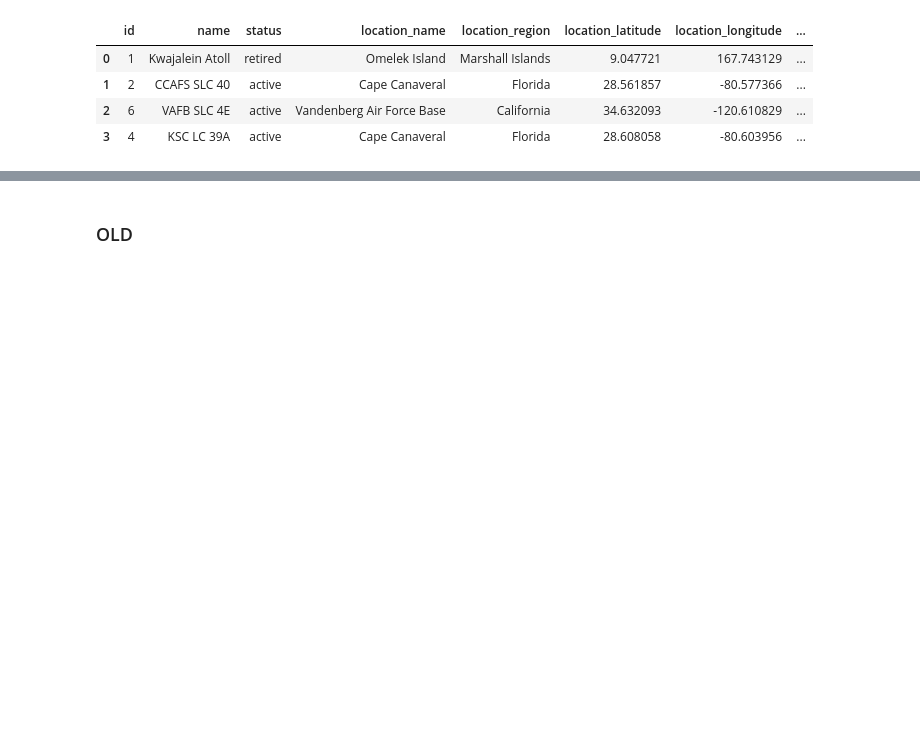
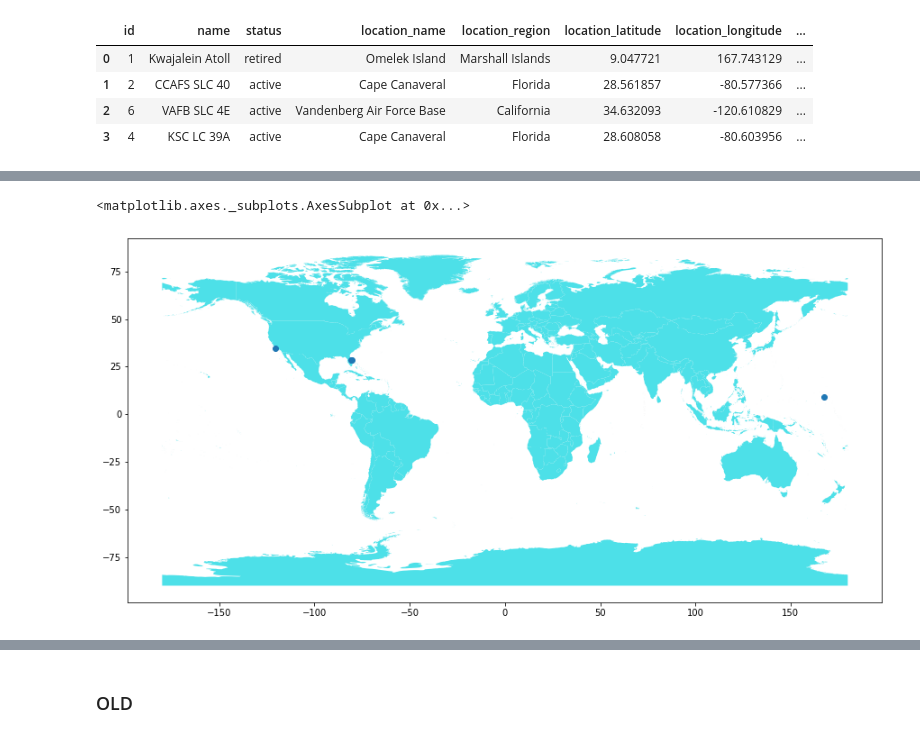
Before and after one commit to Binardino/SpaceX_launches, a Jupyter notebook: notebooks/SpaceX API_EDA.ipynb, the cells around one changed output, grey strips where cells are left out. Saved outputs shown, nothing was run; the diff lists cells and outputs as text; code cells hidden in the pictures; blank space fills up the shorter version.

```diff
--- a/notebooks/SpaceX API_EDA.ipynb
+++ b/notebooks/SpaceX API_EDA.ipynb
@@ -650,0 +690,2 @@ flatten_launch_df[['site_id' ,'location_latitude', 'location_longitude']]
+# %%
+geometry = [Point(xy) for xy in zip(flatten_launch_df['location_longitude'], flatten_launch_df['location_latitude'])]
@@ -650,0 +699,8 @@ flatten_launch_df[['site_id' ,'location_latitude', 'location_longitude']]
+# %%
+crs = {'init':'epsg:4326'}
+# %%
+geo_df = gpd.GeoDataFrame(flatten_launch_df,
+                         crs = crs,
+                         geometry = geometry)
+
+geo_df.head()
@@ -650,0 +713,10 @@ flatten_launch_df[['site_id' ,'location_latitude', 'location_longitude']]
+# %%
+#importing world map to plot launch sites
+wm = gpd.read_file(r'http://thematicmapping.org/downloads/TM_WORLD_BORDERS-0.3.zip')
+# %%
+fig, ax = plt.subplots(figsize=(15,15))
+wm.plot(ax = ax, color='#4DE0E8')
+geo_df['geometry'].plot(ax=ax)
+# %% [output]
+<matplotlib.axes._subplots.AxesSubplot at 0x...>
+[figure, added]
```
Also changed, not shown: parts of 32 cells of this notebook.
